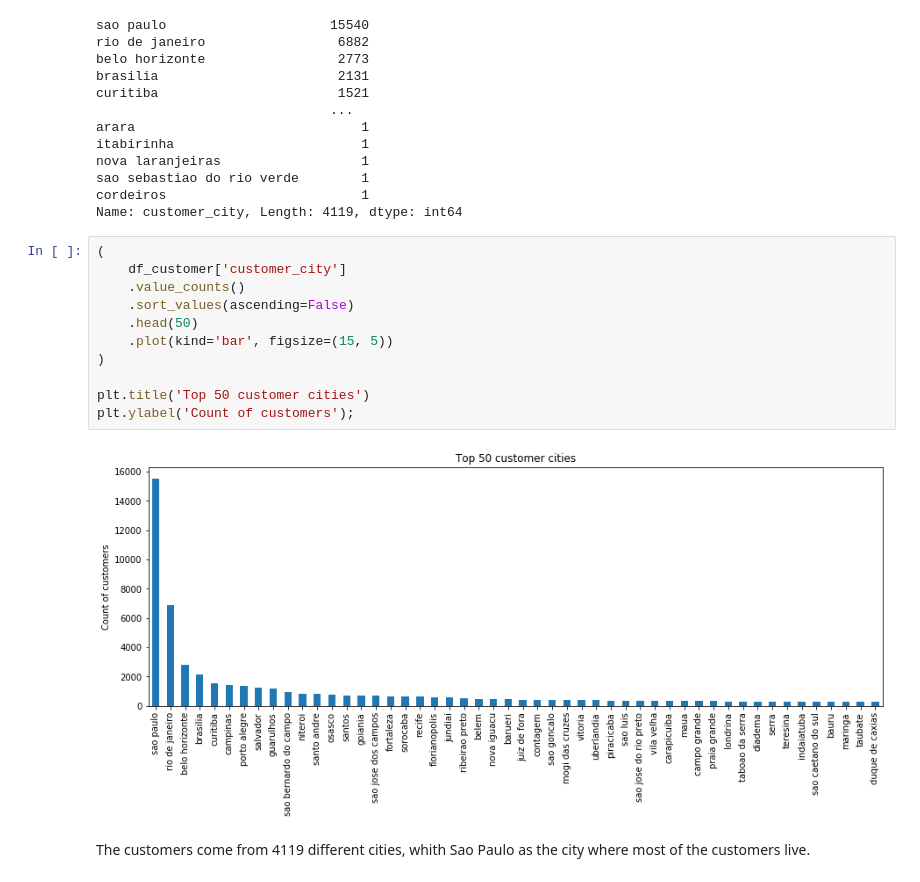
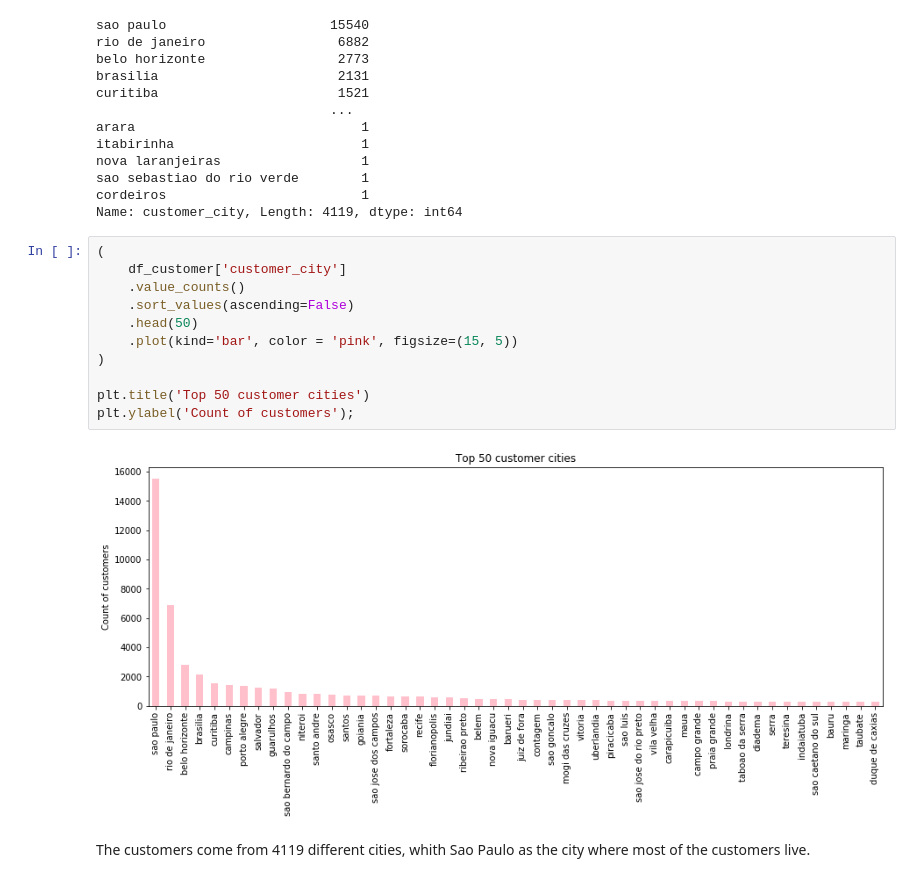
Before and after one commit to Hummelt/Capstone-Project, a Jupyter notebook: 1 - Customer Segmentation/customer_segmentation.ipynb, the cells around one changed output. Saved outputs shown, nothing was run; the diff lists cells and outputs as text.

```diff
--- a/1 - Customer Segmentation/customer_segmentation.ipynb
+++ b/1 - Customer Segmentation/customer_segmentation.ipynb
@@ -324,16 +324,16 @@ Name: customer_city, Length: 4119, dtype: int64
 # %%
 (
     df_customer['customer_city']
     .value_counts()
     .sort_values(ascending=False)
     .head(50)
-    .plot(kind='bar', figsize=(15, 5))
+    .plot(kind='bar', color = 'pink', figsize=(15, 5))
 )
 
 plt.title('Top 50 customer cities')
 plt.ylabel('Count of customers');
 # %% [output]
-[figure, old version]
+[figure, new version]
 # %% [markdown]
 The customers come from 4119 different cities, whith Sao Paulo as the city where most of the customers live.
 # %%
```
Also changed, not shown: parts of 4 cells of this notebook, 5 other files.
